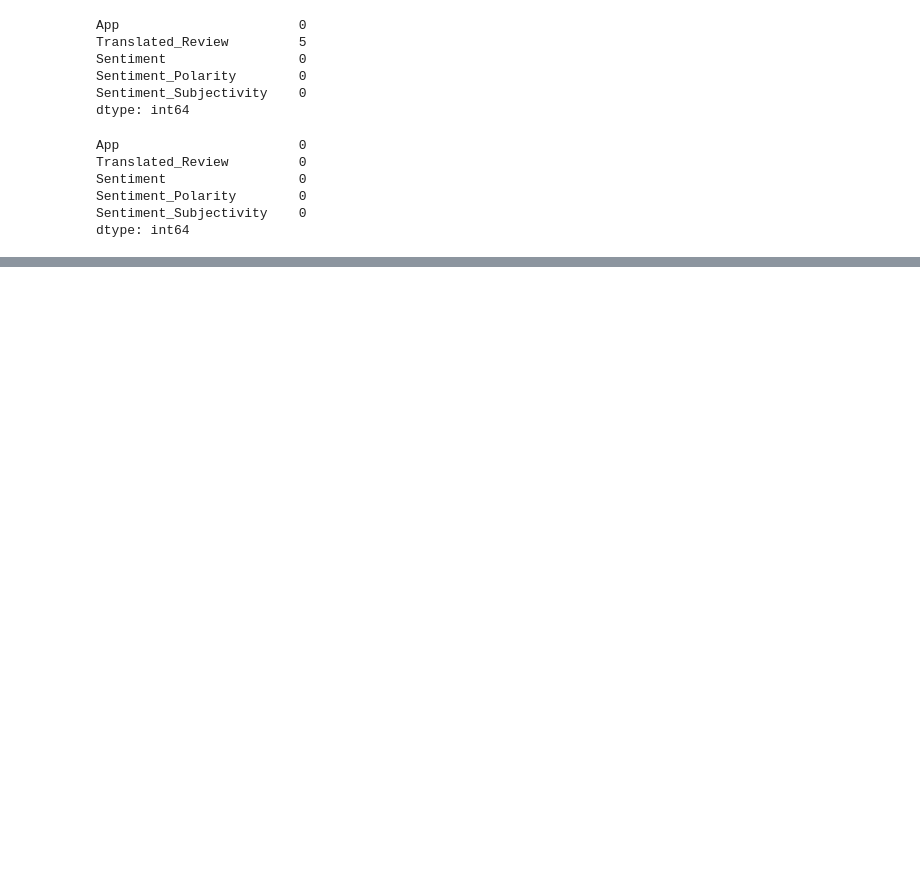
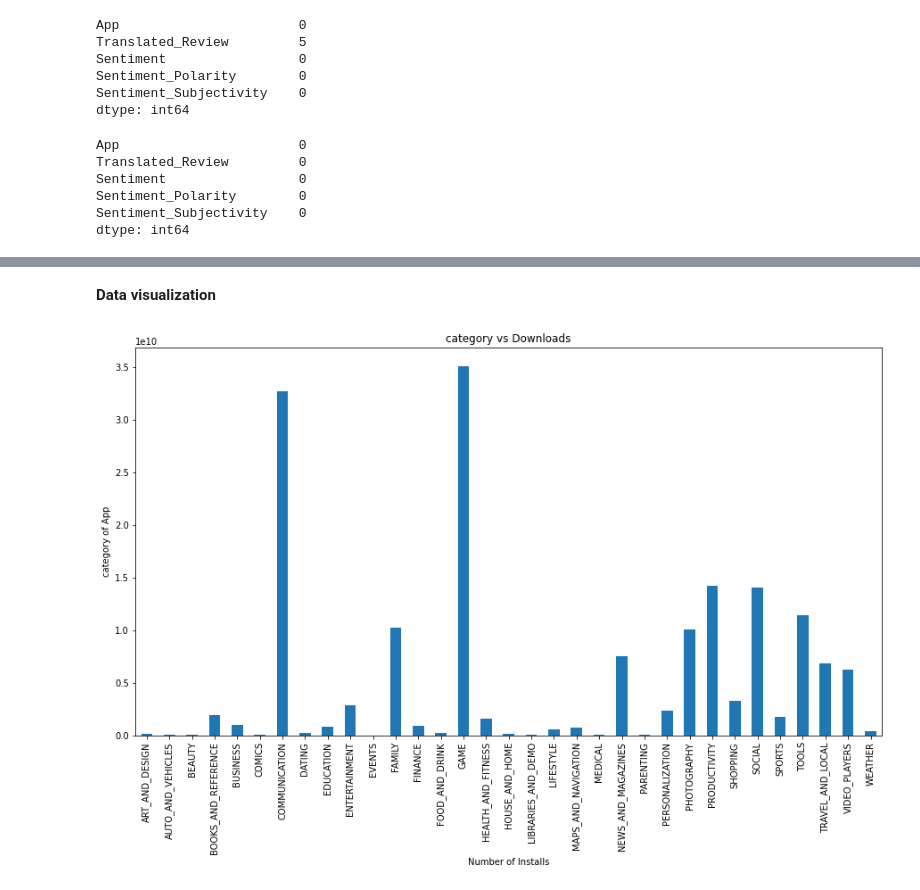
Before and after one commit to AyushSonuu/play-store-app-review-analysis, a Jupyter notebook: Play_Store_App_Review_Analysis_Capstone_Project.ipynb, the cells around one changed output, grey strips where cells are left out. Cells and saved outputs as stored; diff of their text form; code cells hidden in the pictures; blank space fills up the shorter version.

```diff
--- a/Play_Store_App_Review_Analysis_Capstone_Project.ipynb
+++ b/Play_Store_App_Review_Analysis_Capstone_Project.ipynb
@@ -449,0 +491,14 @@ df1.head()
+# %% [markdown]
+**Data visualization**
+# %%
+x=df.groupby("Category")["Installs"].sum()
+plt.rcParams["figure.figsize"]=(15,8)
+# %%
+x.plot(kind="bar")
+# plt.bar(x.index,x.values)
+plt.title("category vs Downloads")
+plt.xlabel("Number of Installs")
+plt.ylabel("category of App")
+plt.show()
+# %% [output]
+[figure, added]
```
Also changed, not shown: parts of 18 cells of this notebook.
